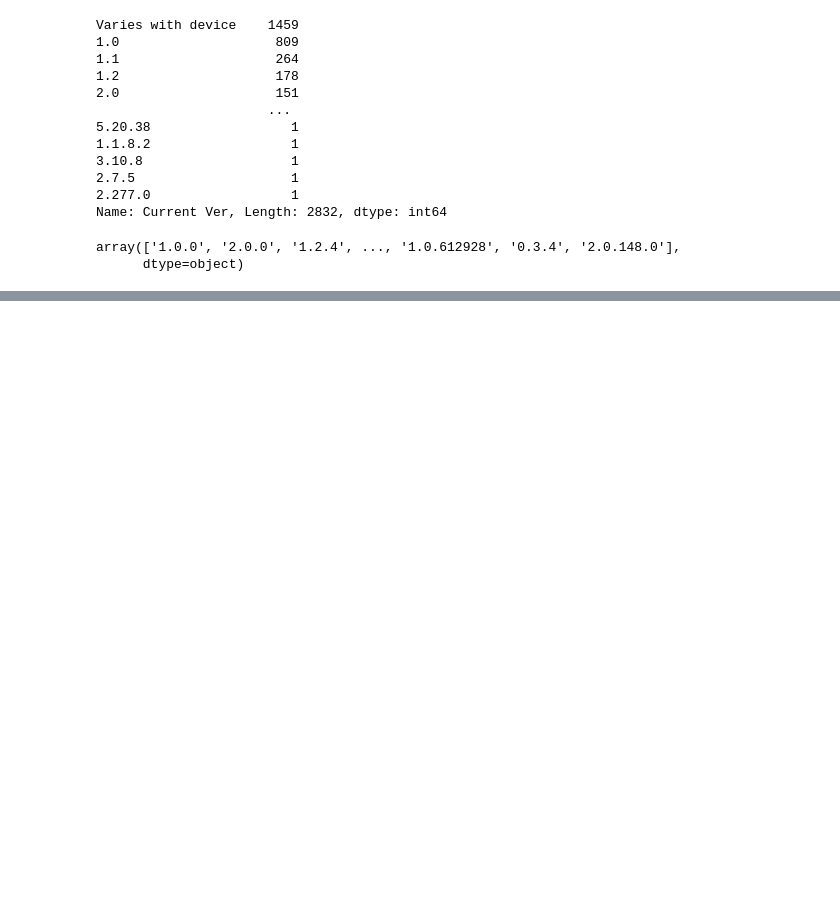
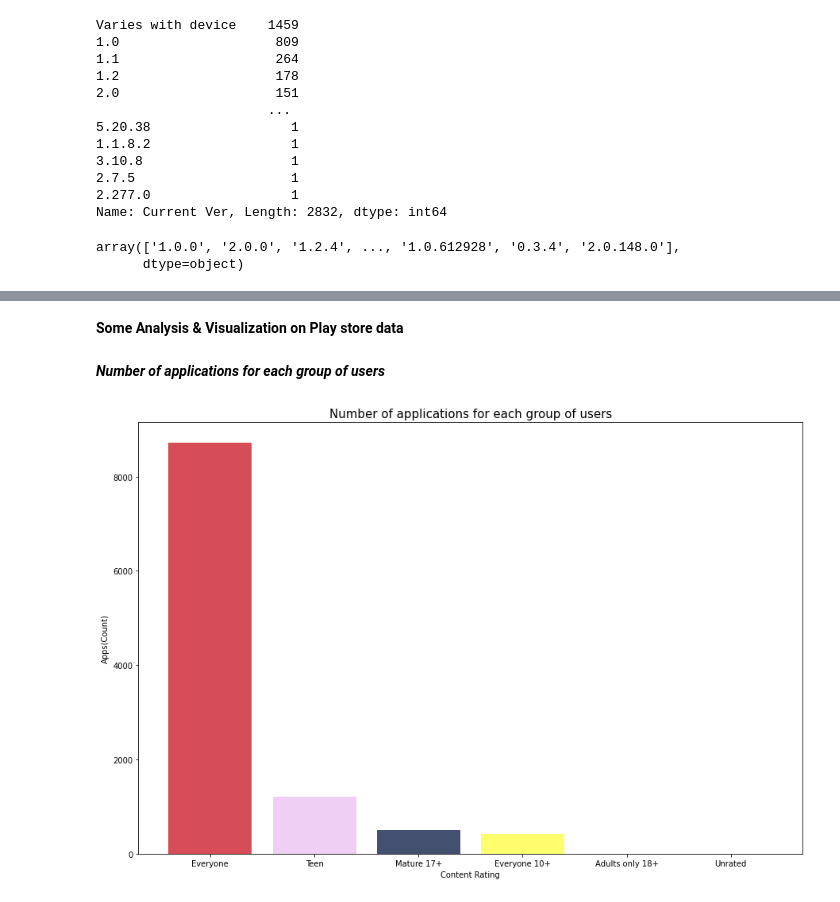
Before and after one commit to Vikrampr/Play-Store-App-Review-Analysis, a Jupyter notebook: Viram_Pratap_Play_Store_App_Review_Analysis_Capstone_Project.ipynb, the cells around one changed output, grey strips where cells are left out. Cells and saved outputs as stored; diff of their text form; code cells hidden in the pictures; blank space fills up the shorter version.

```diff
--- a/Viram_Pratap_Play_Store_App_Review_Analysis_Capstone_Project.ipynb
+++ b/Viram_Pratap_Play_Store_App_Review_Analysis_Capstone_Project.ipynb
@@ -480,0 +640,8 @@ array(['1.0.0', '2.0.0', '1.2.4', ..., '1.0.612928', '0.3.4', '2.0.148.0'],
+# %%
+play_store['Price'] = play_store['Price'].apply(lambda x : float(x))
+
+play_store['Installs'] = play_store['Installs'].apply(lambda x : float(x))
+# %%
+play_store['Size'] = play_store['Size'].apply(lambda x : float(x))
+# %%
+play_store['Reviews'] = pd.to_numeric(play_store['Reviews'],errors='coerce')
@@ -480,0 +671,21 @@ array(['1.0.0', '2.0.0', '1.2.4', ..., '1.0.612928', '0.3.4', '2.0.148.0'],
+# %% [markdown]
+**Some Analysis & Visualization on Play store data**
+# %% [markdown]
+***Number of applications for each group of users***
+# %%
+x = play_store['Content Rating'].value_counts().index
+y = play_store['Content Rating'].value_counts()
+
+xaxis = []
+yaxis = []
+for i in range(len(x)):
+    xaxis.append(x[i])
+    yaxis.append(y[i])
+# %%
+plt.figure(figsize=(15,10))
+plt.bar(xaxis,yaxis,width=0.8,color=['#CD202D','#ECC5F2','#15244C','#FFFF48','#292734','#EF2920'], alpha=0.8);
+plt.title('Number of applications for each group of users',size = 15);
+plt.ylabel('Apps(Count)');
+plt.xlabel('Content Rating');
+# %% [output]
+[figure, added]
```
Also changed, not shown: parts of 35 cells of this notebook.
